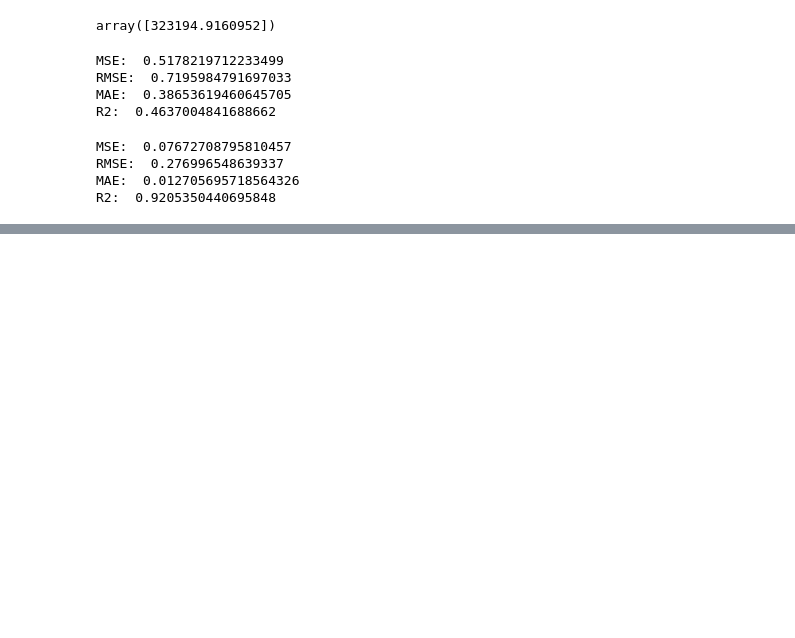
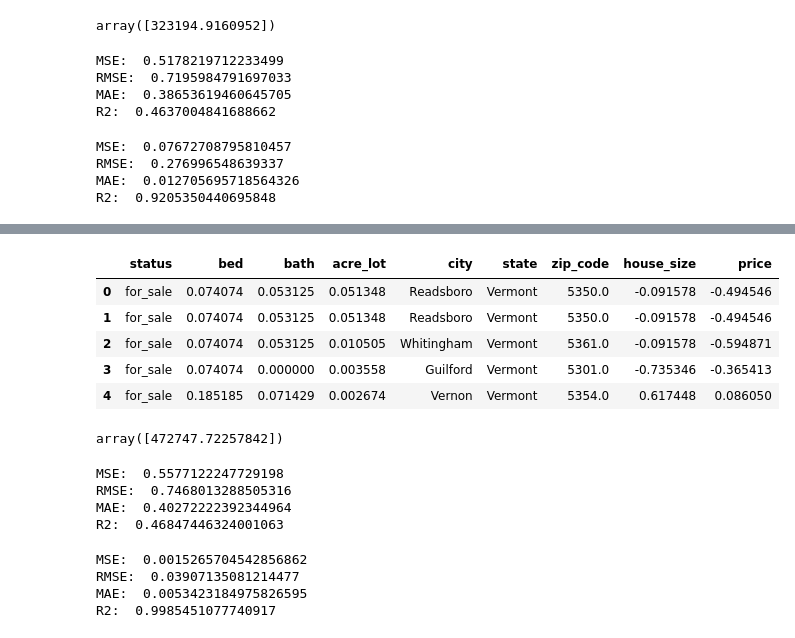
Before and after one commit to sakshamshahu/Housing-Price, a Jupyter notebook: notebook/modelling.ipynb, the cells around one changed output, grey strips where cells are left out. Saved outputs shown, nothing was run; the diff lists cells and outputs as text; code cells hidden in the pictures; blank space fills up the shorter version.

```diff
--- a/notebook/modelling.ipynb
+++ b/notebook/modelling.ipynb
@@ -780,0 +791,66 @@ R2:  0.9205350440695848
+# %%
+data_Vermont['house_size']= StandardScaler().fit_transform(data_Vermont['house_size'].values.reshape(len(data_Vermont), 1))
+price_scaler_Vermont= StandardScaler().fit(data_Vermont['price'].values.reshape(-1, 1))
+data_Vermont['price']= price_scaler_Vermont.transform(data_Vermont['price'].values.reshape(-1, 1))
+data_Vermont['bath']= MinMaxScaler().fit_transform(data_Vermont['bath'].values.reshape(len(data_Vermont), 1))
+data_Vermont['bed']= MinMaxScaler().fit_transform(data_Vermont['bed'].values.reshape(len(data_Vermont), 1))
+data_Vermont['acre_lot']= MinMaxScaler().fit_transform(data_Vermont['acre_lot'].values.reshape(len(data_Vermont), 1))
+# %%
+data_Vermont.head()
+# %% [output]
+|  | status | bed | bath | acre_lot | city | state | zip_code | house_size | price |
+| 0 | for_sale | 0.074074 | 0.053125 | 0.051348 | Readsboro | Vermont | 5350.0 | -0.091578 | -0.494546 |
+| 1 | for_sale | 0.074074 | 0.053125 | 0.051348 | Readsboro | Vermont | 5350.0 | -0.091578 | -0.494546 |
+| 2 | for_sale | 0.074074 | 0.053125 | 0.010505 | Whitingham | Vermont | 5361.0 | -0.091578 | -0.594871 |
+| 3 | for_sale | 0.074074 | 0.000000 | 0.003558 | Guilford | Vermont | 5301.0 | -0.735346 | -0.365413 |
+| 4 | for_sale | 0.185185 | 0.071429 | 0.002674 | Vernon | Vermont | 5354.0 | 0.617448 | 0.086050 |
+# %%
+X= data_Vermont[['bed', 'bath', 'acre_lot', 'zip_code', 'house_size', 'city', 'state']]
+X= pd.get_dummies(X, columns=['city', 'state'])
+y = data_Vermont['price']
+
+X_train,X_test, y_train, y_test = train_test_split(X, y, test_size=0.25, random_state=42)
+model=  LinearRegression()
+model.fit(X_train, y_train )
+
+y_pred= model.predict(X_test)
+y_pred_reshaped= y_pred.reshape(-1, 1)
+original_price_predictions= price_scaler_Vermont.inverse_transform(y_pred_reshaped)
+absolute_predictions= np.abs(original_price_predictions)
+absolute_predictions[4561]
+# %% [output]
+array([472747.72257842])
+# %%
+mse= mean_squared_error(y_test, y_pred)
+rmse= np.sqrt(mse)
+mae= mean_absolute_error(y_test, y_pred)
+r2= r2_score(y_test, y_pred)
+
+print(f'MSE:  {mse}')
+print(f'RMSE:  {rmse}')
+print(f'MAE:  {mae}')
+print(f'R2:  {r2}')
+# %% [output]
+MSE:  0.5577122247729198
+RMSE:  0.7468013288505316
+MAE:  0.40272222392344964
+R2:  0.46847446324001063
+# %%
+model_tree= DecisionTreeRegressor()
+model_tree.fit(X_train, y_train )
+y_pred_tree= model_tree.predict(X_test)
+
+mse_tree= mean_squared_error(y_test, y_pred_tree)
+rmse_tree= np.sqrt(mse_tree)
+mae_tree= mean_absolute_error(y_test, y_pred_tree)
+r2_tree= r2_score(y_test, y_pred_tree)
+
+print(f'MSE:  {mse_tree}')
+print(f'RMSE:  {rmse_tree}')
+print(f'MAE:  {mae_tree}')
+print(f'R2:  {r2_tree}')
+# %% [output]
+MSE:  0.0015265704542856862
+RMSE:  0.03907135081214477
+MAE:  0.0053423184975826595
+R2:  0.9985451077740917
```
Also changed, not shown: parts of 1 cell of this notebook.
